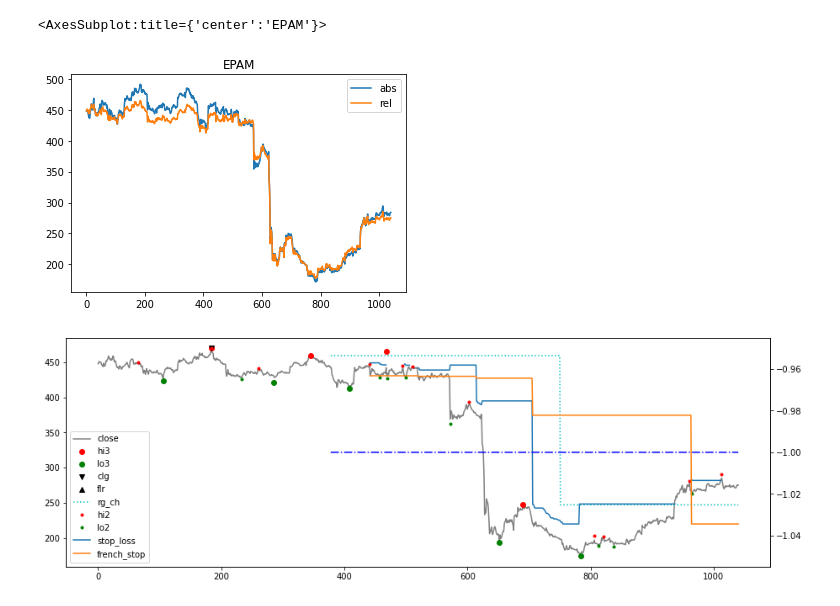
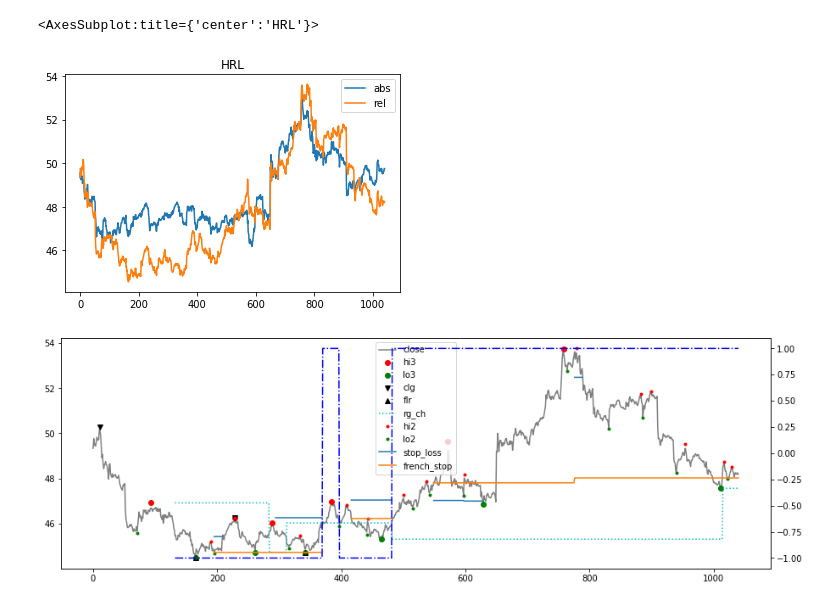
Before and after one commit to bjahnke/blue_bird_pms, a Jupyter notebook: src/backtester.ipynb, the cells around one changed output. Saved outputs shown, nothing was run; the diff lists cells and outputs as text; code cells hidden in the pictures.

```diff
--- a/src/backtester.ipynb
+++ b/src/backtester.ipynb
@@ -19,7 +19,7 @@ _strategy_overview = pd.read_csv(_data_loader.file_path('stat_overview_15m.csv')
 
 _price_data_by_symbol = sbtu.PriceGlob(_price_data).swap_level()
 # %%
-symbol = 'EPAM'
+symbol = 'HRL'
 _strat_data = _strategy_lookup[symbol]
 _stats = _strategy_lookup[symbol].stat_historical
 
@@ -48,18 +48,19 @@ _abs_rel_close = pd.DataFrame(
 )
 _abs_rel_close.plot(title=symbol, use_index=False)
 # %% [output]
-<AxesSubplot:title={'center':'EPAM'}>
+<AxesSubplot:title={'center':'HRL'}>
-[figure, old version]
+[figure, new version]
 # %%
 import src.scanner as scanner
 epd = _strategy_lookup[symbol].enhanced_price_data.copy()
 epd['french_stop'] = _strategy_lookup[symbol].french_stop.stop_price
-epd['stop_loss'] = _strategy_lookup[symbol].stop_loss_series
+_sl = _strategy_lookup[symbol].stop_loss_series
+_sl = _sl.loc[~_sl.index.duplicated(keep='first')]
+epd['stop_loss'] = _sl
 # epd['base_close'] = _symbol_data.close
 scanner.enhanced_price_data_plot(epd)
-# _symbol_data.close.plot(use_index=False)
 # %% [output]
-[figure, old version]
+[figure, new version]
 # %%
 _sd = _symbol_data.copy()
 _sd['french_stop'] = _strategy_lookup[symbol].french_stop.stop_price * (_bench.close/_bench.close.iloc[0])
```
Also changed, not shown: parts of 7 cells of this notebook, 6 other files.
